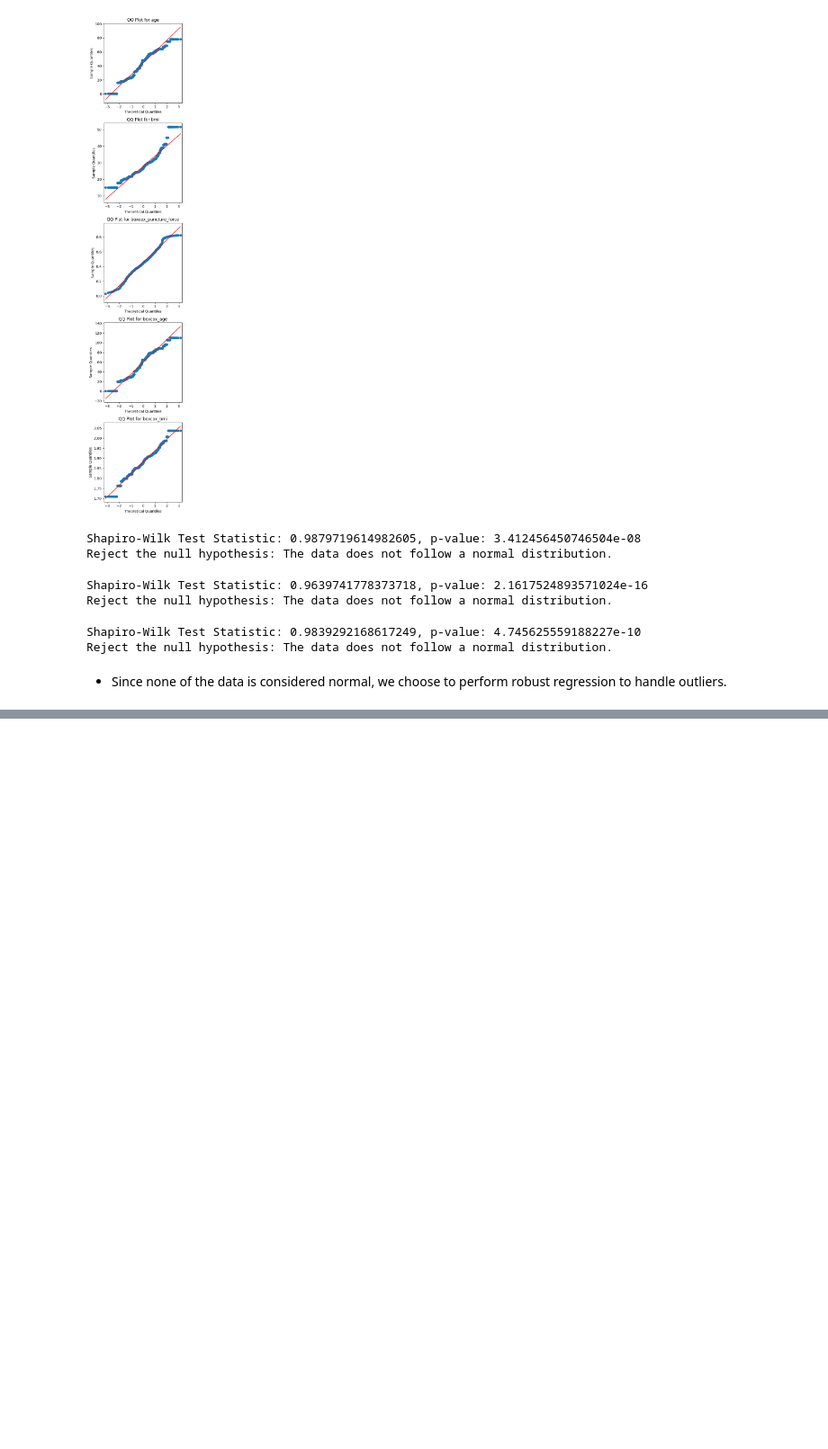
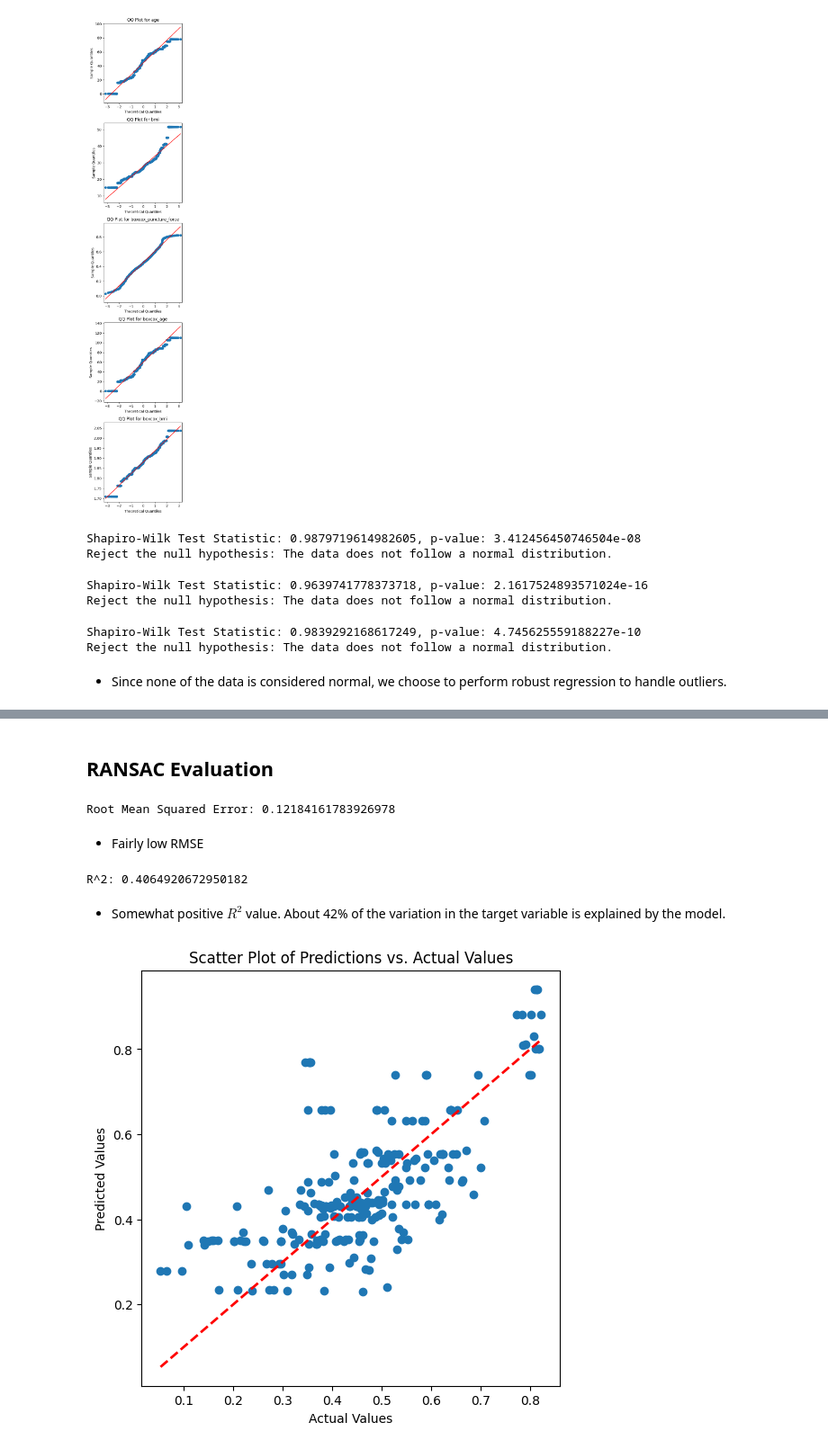
Before and after one commit to sh-abraham/L22-Predictive-Modeling-of-HTB, a Jupyter notebook: Backend/puncture_EDA.ipynb, the cells around one changed output, grey strips where cells are left out. Shown at 90% size. Saved outputs shown, nothing was run; the diff lists cells and outputs as text; code cells hidden in the pictures; blank space fills up the shorter version.

Commit message:
Updated RANSAC model + evaluation

```diff
--- a/Backend/puncture_EDA.ipynb
+++ b/Backend/puncture_EDA.ipynb
@@ -172,0 +202,6 @@ plt.show()
+# %%
+# Create dummy variables for categorical variables
+transformed_df = pd.get_dummies(transformed_df, drop_first=True, columns=categorical_variables)
+
+# Note that drop_first=True drops the first category for each categorical variable
+transformed_df.head()
@@ -238,7 +283,6 @@ plt.show()
 # %%
 # Concatenate the new columns to the original dataframe
 transformed_df = pd.concat([transformed_df, puncture_force_df_copy['boxcox_puncture_force']], axis=1)
-transformed_df = transformed_df.drop('puncture_force', axis=1)
 # %%
 transformed_df['boxcox_age'], _ = boxcox(transformed_df['age'] + 1)
 transformed_df['boxcox_bmi'], _ = boxcox(transformed_df['bmi'] + 1)
@@ -304,5 +348,8 @@ else:
 # %% [output]
 Shapiro-Wilk Test Statistic: 0.9839292168617249, p-value: 4.745625559188227e-10
 Reject the null hypothesis: The data does not follow a normal distribution.
+# %%
+# drop the original columns
+transformed_df = transformed_df.drop(['age', 'bmi', 'puncture_force'], axis=1)
 # %% [markdown]
 * Since none of the data is considered normal, we choose to perform robust regression to handle outliers.
@@ -340,0 +374,33 @@ def transform_data(df):
+# %%
+# Predictions on the test set
+y_pred = model.predict(X_test)
+# %% [markdown]
+## RANSAC Evaluation
+# %%
+# Evaluate the model using RMSE
+rmse = np.sqrt(mean_squared_error(y_test, y_pred))
+print(f"Root Mean Squared Error: {rmse}")
+# %% [output]
+Root Mean Squared Error: 0.12184161783926978
+# %% [markdown]
+* Fairly low RMSE
+# %%
+# Evaluate the model using R^2
+r2 = r2_score(y_test, y_pred)
+print(f"R^2: {r2}")
+# %% [output]
+R^2: 0.4064920672950182
+# %% [markdown]
+* Somewhat positive $R^2$ value. About 42% of the variation in the target variable is explained by the model.
+# %%
+# Plot the predictions vs. the actual values
+plt.figure(figsize=(6, 6))
+plt.scatter(y_test, y_pred)
+plt.plot([y_test.min(), y_test.max()], [y_test.min(), y_test.max()], 'r--', lw=2)
+plt.xlabel('Actual Values')
+plt.xlabel('Actual Values')
+plt.ylabel('Predicted Values')
+plt.title('Scatter Plot of Predictions vs. Actual Values')
+plt.show()
+# %% [output]
+[figure, added]
```
Also changed, not shown: parts of 20 cells of this notebook.
